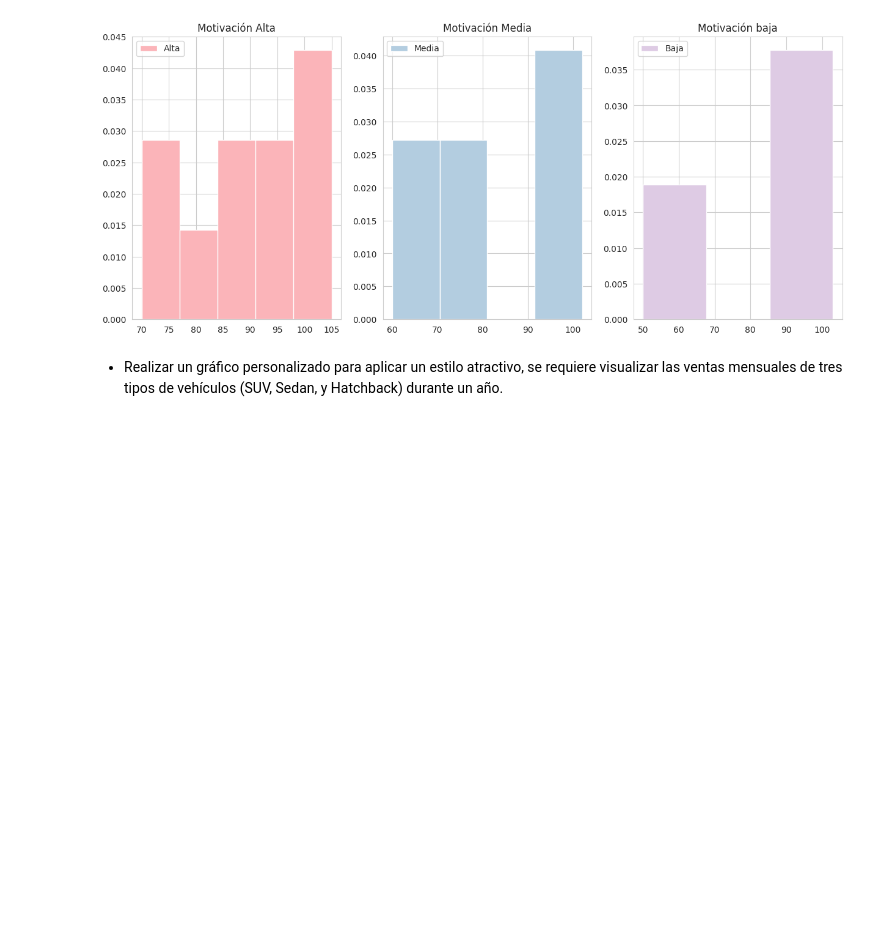
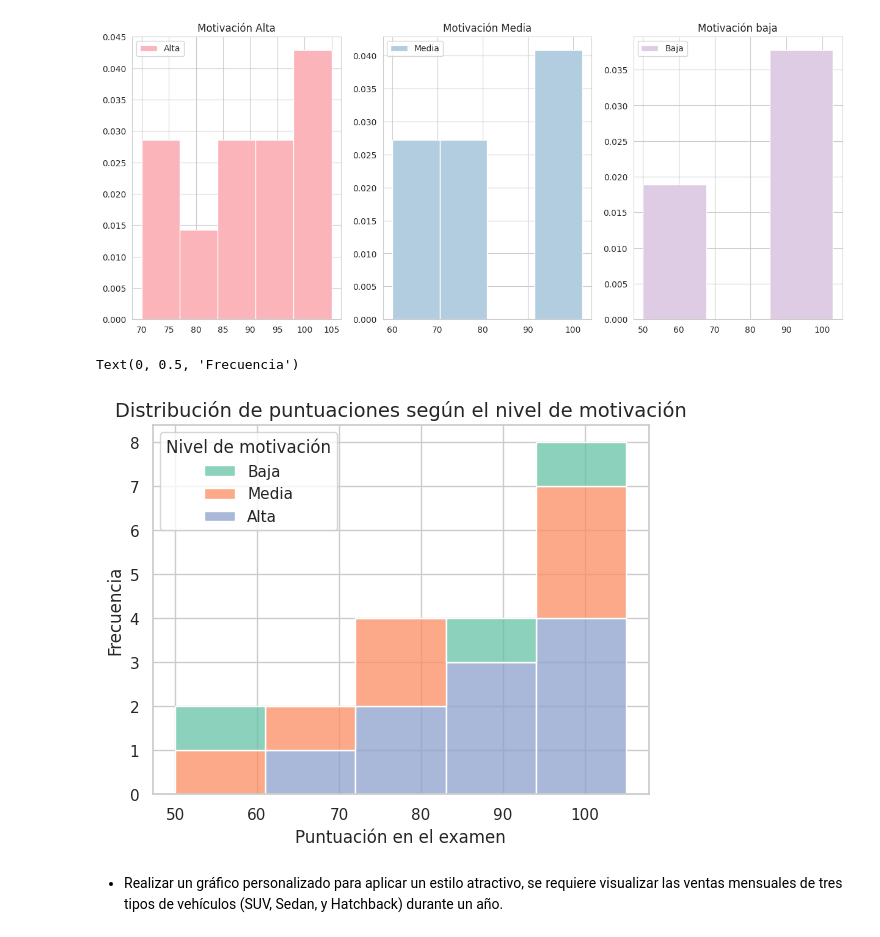
Before and after one commit to lmerasoc/Analisis-de-datos-Bootcamp, a Jupyter notebook: Lab_8_Lina_eraso.ipynb, the cells around one changed output. Saved outputs shown, nothing was run; the diff lists cells and outputs as text; code cells hidden in the pictures; blank space fills up the shorter version.

```diff
--- a/Lab_8_Lina_eraso.ipynb
+++ b/Lab_8_Lina_eraso.ipynb
@@ -195,6 +179,28 @@ ax2.set_title('Motivación baja')
 # %% [output]
 Text(0.5, 1.0, 'Motivación baja')
 [figure]
+# %%
+import seaborn as sns
+import matplotlib.pyplot as plt
+import pandas as pd
+
+# Crear el DataFrame con los datos de ejemplo
+datos = pd.DataFrame({
+'Puntuación': [50, 60, 65, 70, 75, 78, 80, 82, 85, 87, 90, 92, 94, 96, 98, 99, 100, 102, 103, 105],
+'Nivel de motivación': ['Baja', 'Media', 'Media', 'Alta', 'Alta', 'Media', 'Media', 'Alta', 'Alta', 'Baja',
+'Alta', 'Alta', 'Media', 'Alta', 'Alta', 'Media', 'Alta', 'Media', 'Baja', 'Alta']
+})
+# Configurar el estilo de Seaborn
+sns.set(style="whitegrid")
+# Crear histogramas con Seaborn separados por el nivel de motivación
+sns.histplot(data=datos, x='Puntuación', hue='Nivel de motivación', multiple='stack', palette='Set2', bins=5)
+# Personalizar el gráfico con Matplotlib
+plt.title('Distribución de puntuaciones según el nivel de motivación', fontsize=14)
+plt.xlabel('Puntuación en el examen', fontsize=12)
+plt.ylabel('Frecuencia', fontsize=12)
+# %% [output]
+Text(0, 0.5, 'Frecuencia')
+[figure, added]
 # %% [markdown]
 -	Realizar un gráfico personalizado para aplicar un estilo atractivo, se requiere visualizar las ventas mensuales de tres tipos de vehículos (SUV, Sedan, y Hatchback) durante un año.
 # %%
```
Also changed, not shown: parts of 4 cells of this notebook.
